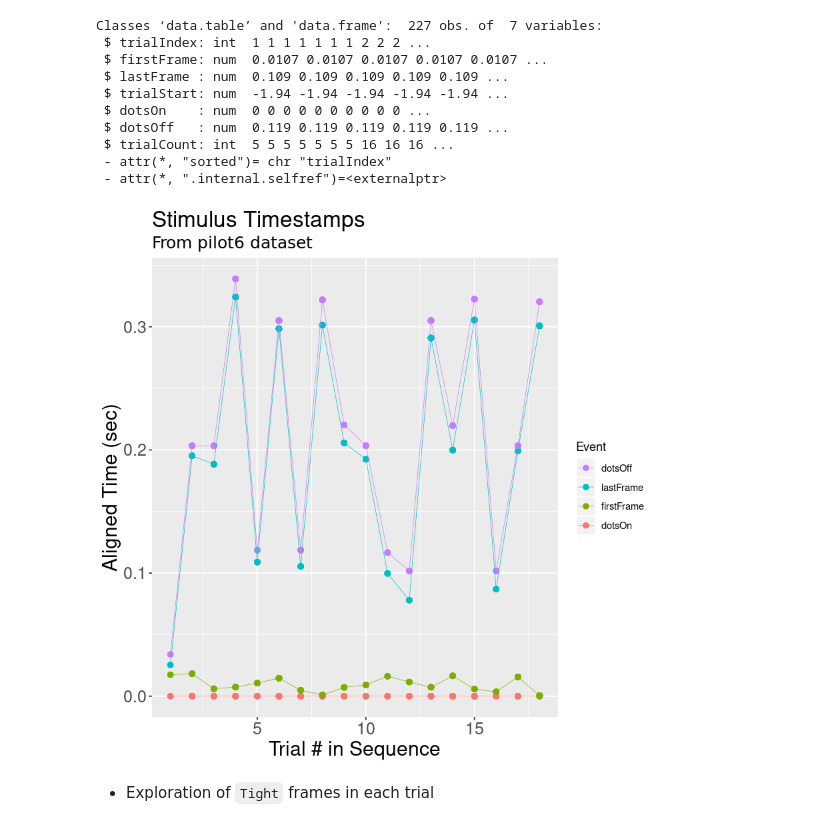
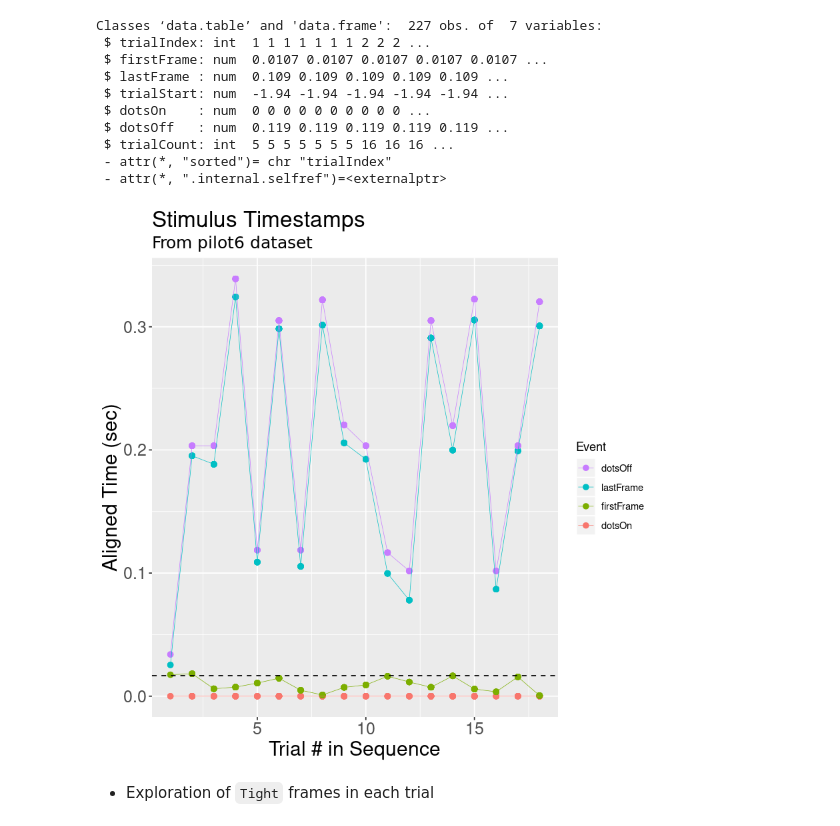
Before and after one commit to TheGoldLab/Analysis_SingleCP_DotsReversal, a Jupyter notebook: Python_scripts/pilot6.ipynb, the cells around one changed output. Drawn from its saved outputs; the diff is of its cells as text; code cells hidden in the pictures.

Commit message:
check firstFrame - dotsOn <= FRAME_DURATION

```diff
--- a/Python_scripts/pilot6.ipynb
+++ b/Python_scripts/pilot6.ipynb
@@ -26,6 +26,10 @@ DOTS <- "dots"
 # plot-specific constants
 AXES_LABEL_FONT <- 18
 AXES_FONT <- 15
+
+# other variables
+FRAME_RATE_ESTIMATE <- 60 # Hz
+FRAME_DURATION <- (1 / FRAME_RATE_ESTIMATE) # sec
 # %%
 # load csv files into data.tables
 tb <- list(
@@ -297,34 +301,33 @@ Classes ‘data.table’ and 'data.frame':  227 obs. of  7 variables:
 # %%
 # transform to long format for ggplot
 longTimeData <- melt(extremeFrameTimes,
                     id.vars=c("trialCount"),
                     measure.vars=c("dotsOn","firstFrame","lastFrame","dotsOff"),
                     variable.name="Event", value.name="timestamp")
 #str(longTimeData)
 
-frameRate <- 60 # rounded estimate obtained from dotsTheScreen.windowFrameRate
-frameDuration <- (1 / frameRate) # in msec
-frameDurations <- c(6*frameDuration, 140*frameDuration)
+
+frameDurations <- c(6*FRAME_DURATION, 140*FRAME_DURATION)
 
 # plot
 ggplot(longTimeData, aes(x=trialCount, y=timestamp)) + geom_point(aes(col=Event), size=2) +
    geom_line(aes(col=Event),size=.2) +
-#    geom_hline(yintercept = frameDurations, linetype="dashed") +
+   geom_hline(yintercept = FRAME_DURATION, linetype="dashed") +
    guides(colour = guide_legend(reverse=T)) +
    labs(title="Stimulus Timestamps",
          subtitle=paste("From pilot",PILOT_NUMBER," dataset",sep=""),
          y="Aligned Time (sec)",
          x="Trial # in Sequence") + theme(plot.title=element_text(size=20,
                                     lineheight=1.2),  # title
             plot.subtitle=element_text(size=15,
                                        family="American Typewriter"),  # subtitle
             plot.caption=element_text(size=15),  # caption
             axis.title.x=element_text(size=AXES_LABEL_FONT),  # X axis title
             axis.title.y=element_text(size=AXES_LABEL_FONT),  # Y axis title
             axis.text.x=element_text(size=AXES_FONT),  # X axis text
             axis.text.y=element_text(size=AXES_FONT))  # Y axis text
 # %% [output]
-[figure, old version]
+[figure, new version]
 # %% [markdown]
 - Exploration of `Tight` frames in each trial
 # %%
```
